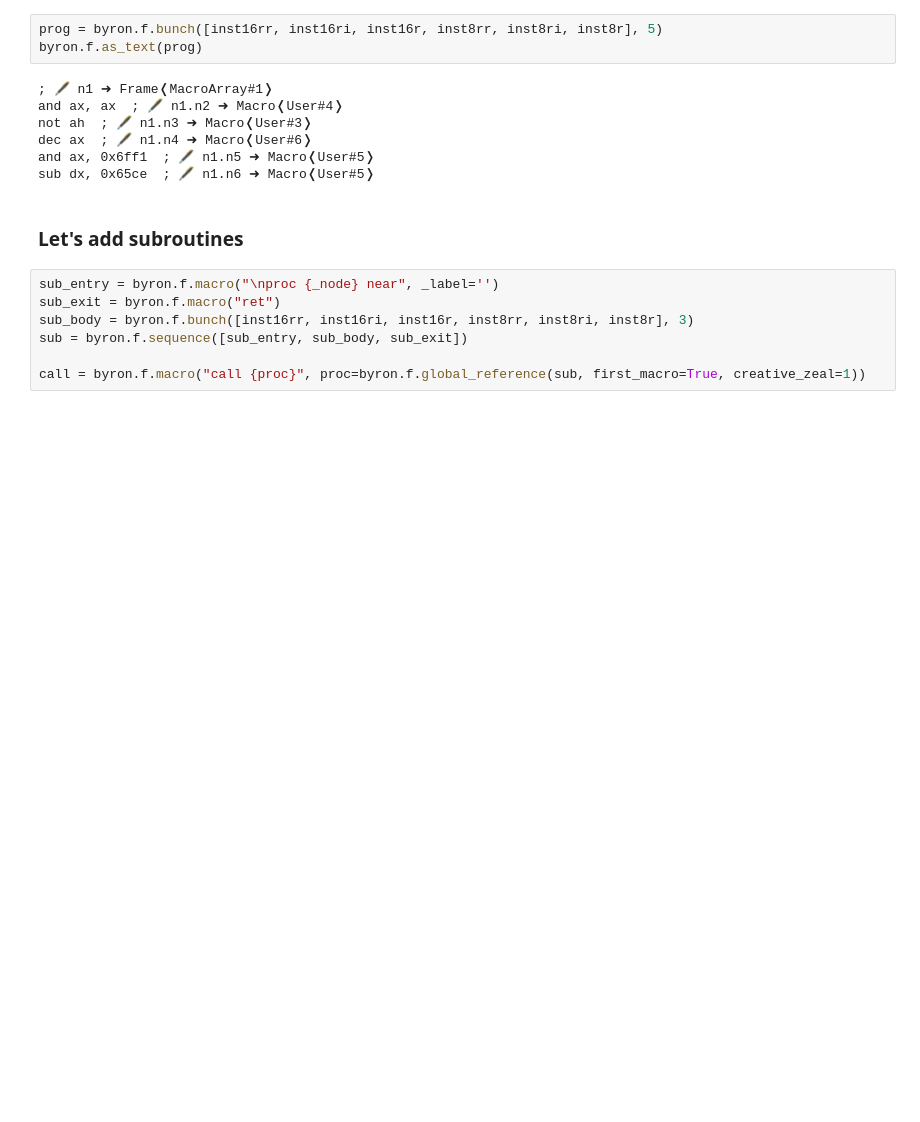
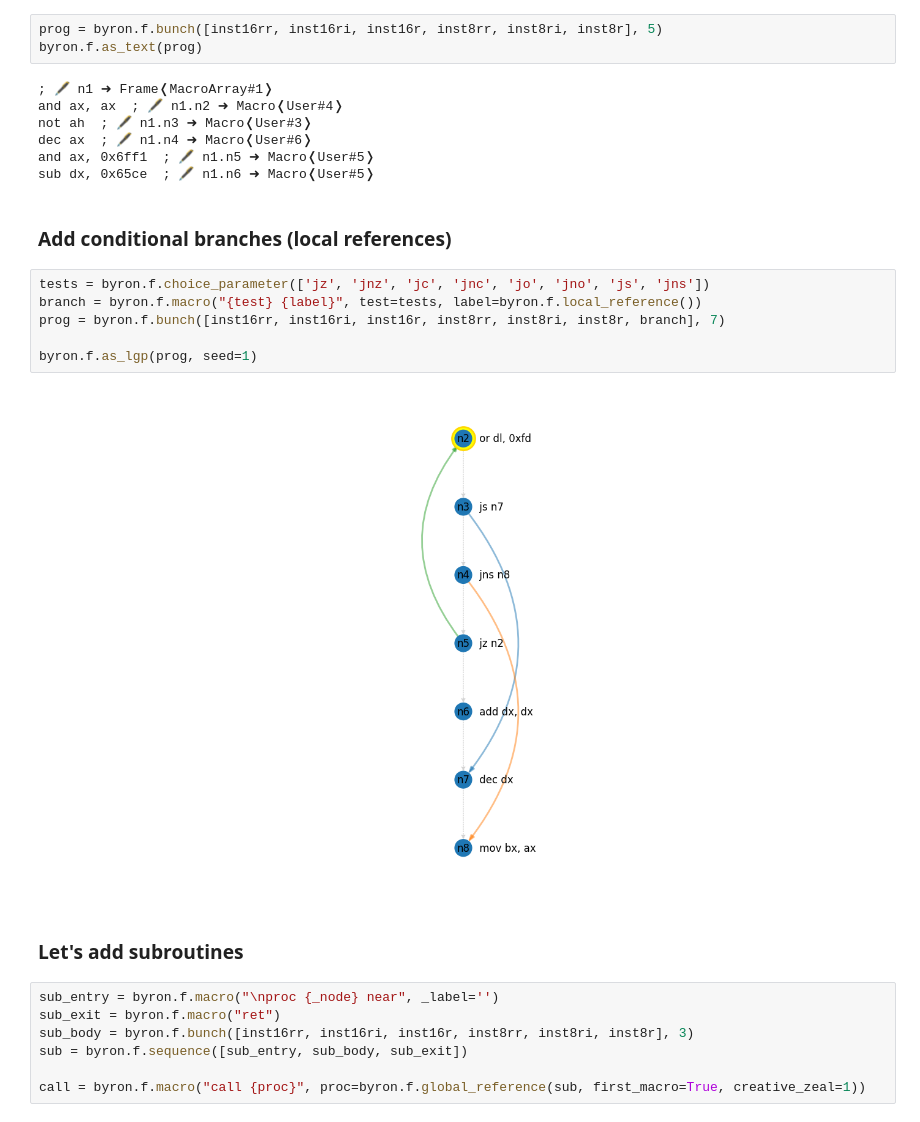
Before and after one commit to squillero/byron, a Jupyter notebook: tutorials/examples/assembly.ipynb, the cells around one changed output. Cells and saved outputs as stored; diff of their text form; blank space fills up the shorter version.

```diff
--- a/tutorials/examples/assembly.ipynb
+++ b/tutorials/examples/assembly.ipynb
@@ -46,6 +50,16 @@ not ah  ; 🖋 n1.n3 ➜ Macro❬User#3❭
 dec ax  ; 🖋 n1.n4 ➜ Macro❬User#6❭
 and ax, 0x6ff1  ; 🖋 n1.n5 ➜ Macro❬User#5❭
 sub dx, 0x65ce  ; 🖋 n1.n6 ➜ Macro❬User#5❭
+# %% [markdown]
+### Add conditional branches (local references)
+# %%
+tests = byron.f.choice_parameter(['jz', 'jnz', 'jc', 'jnc', 'jo', 'jno', 'js', 'jns'])
+branch = byron.f.macro("{test} {label}", test=tests, label=byron.f.local_reference())
+prog = byron.f.bunch([inst16rr, inst16ri, inst16r, inst8rr, inst8ri, inst8r, branch], 7)
+
+byron.f.as_lgp(prog, seed=1)
+# %% [output]
+[figure, added]
 # %% [markdown]
 ### Let's add subroutines
 # %%
```
Also changed, not shown: parts of 14 cells of this notebook, 9 other files.
